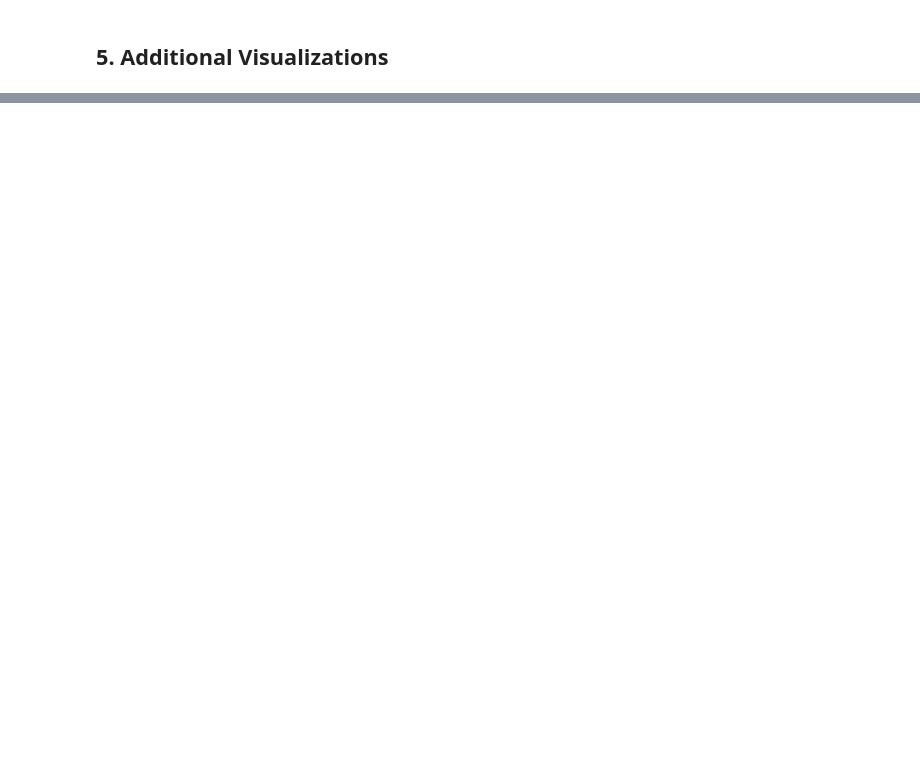
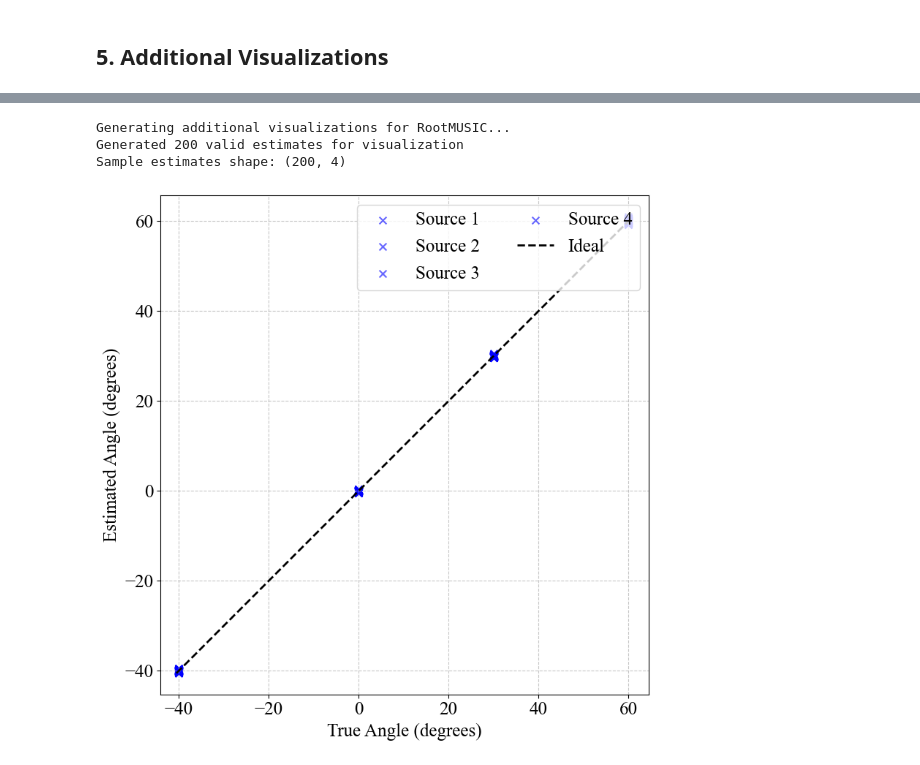
Before and after one commit to hengxt/doatools, a Jupyter notebook: examples/ex3_performance.ipynb, the cells around one changed output, grey strips where cells are left out. Cells and saved outputs as stored; diff of their text form; code cells hidden in the pictures; blank space fills up the shorter version.

```diff
--- a/examples/ex3_performance.ipynb
+++ b/examples/ex3_performance.ipynb
@@ -338,2 +287,51 @@ Generated 200 valid estimates for visualization
+# %%
+# Let's also generate some additional visualizations for a specific algorithm
+# We'll use RootMUSIC at SNR=0 dB with 100 snapshots
+
+print("Generating additional visualizations for RootMUSIC...")
+
+sample_snr = 0.0  # SNR in dB
+sample_n_snapshots = 100  # Number of snapshots
+sample_n_monte_carlo = 200  # Number of Monte Carlo runs for sample generation
+
+# Run performance evaluation with save_sample_estimates=True
+sample_result = perf.evaluate_performance(
+    array=array,
+    sources=sources,
+    snr=sample_snr,
+    n_snapshots=sample_n_snapshots,
+    n_monte_carlo=sample_n_monte_carlo,
+    estimators={'RootMUSIC': estimators['RootMUSIC']},
+    crb_types=['sto'],
+    metrics=['mse', 'bias'],
+    save_sample_estimates=True
+)
+
+# Get sample estimates for RootMUSIC
+sample_estimates = sample_result.sample_estimates.get('RootMUSIC', None)
+if sample_estimates is not None:
+    print(f"Generated {sample_estimates.shape[0]} valid estimates for visualization")
+    print(f"Sample estimates shape: {sample_estimates.shape}")
+else:
+    print("No sample estimates available!")
+    sample_estimates = []
+
+# Plot scatter plot of true vs estimated angles
+if sample_estimates is not None and sample_estimates.shape[0] > 0:
+    fig, ax = plt.subplots(figsize=(8, 8))  # 使用正方形比例
+    plt_tools.plot_scatter_estimates(
+        true_angles=source_angles,
+        estimates=sample_estimates,
+        algorithm_name='RootMUSIC',
+        angle_unit='deg',
+        ax=ax
+    )
+    plt.tight_layout()
+    plt.show()
+# %% [output]
+Generating additional visualizations for RootMUSIC...
+Generated 200 valid estimates for visualization
+Sample estimates shape: (200, 4)
+[figure, added]
 # %%
 # Plot CDF of estimation errors
```
Also changed, not shown: parts of 10 cells of this notebook, 2 other files.
